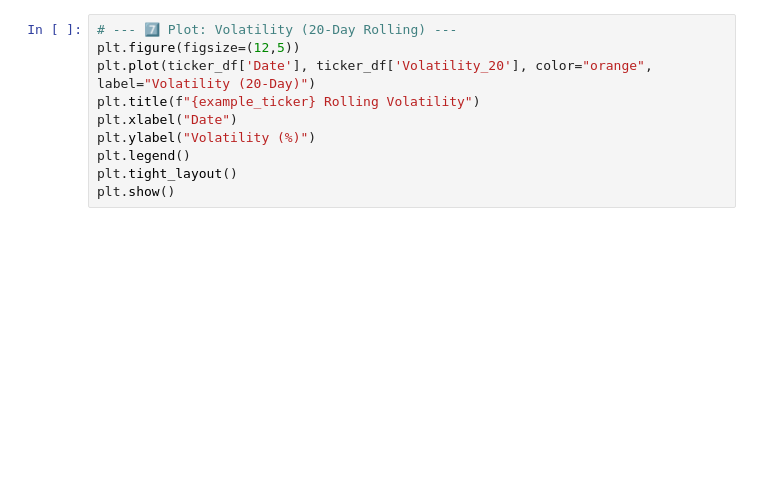
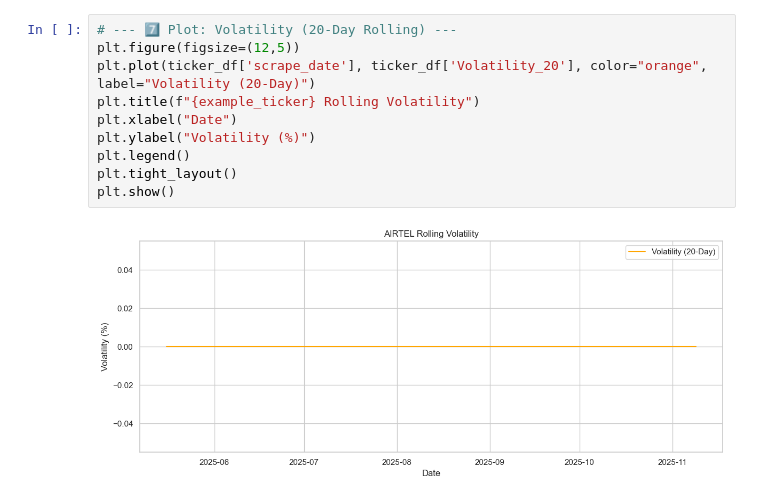
Before and after one commit to Wyzdmulc/mse_auto_scrape, a Jupyter notebook: mse_analysis.ipynb, the cells around one changed output. Drawn from its saved outputs; the diff is of its cells as text; blank space fills up the shorter version.

```diff
--- a/mse_analysis.ipynb
+++ b/mse_analysis.ipynb
@@ -78,13 +124,15 @@ plt.show()
 # %%
 # --- 7️⃣ Plot: Volatility (20-Day Rolling) ---
 plt.figure(figsize=(12,5))
-plt.plot(ticker_df['Date'], ticker_df['Volatility_20'], color="orange", label="Volatility (20-Day)")
+plt.plot(ticker_df['scrape_date'], ticker_df['Volatility_20'], color="orange", label="Volatility (20-Day)")
 plt.title(f"{example_ticker} Rolling Volatility")
 plt.xlabel("Date")
 plt.ylabel("Volatility (%)")
 plt.legend()
 plt.tight_layout()
 plt.show()
+# %% [output]
+[figure, added]
 # %%
 # --- 8️⃣ Plot: Cumulative Returns (All Tickers) ---
 plt.figure(figsize=(12,5))
```
Also changed, not shown: parts of 9 cells of this notebook, 1 other file.
